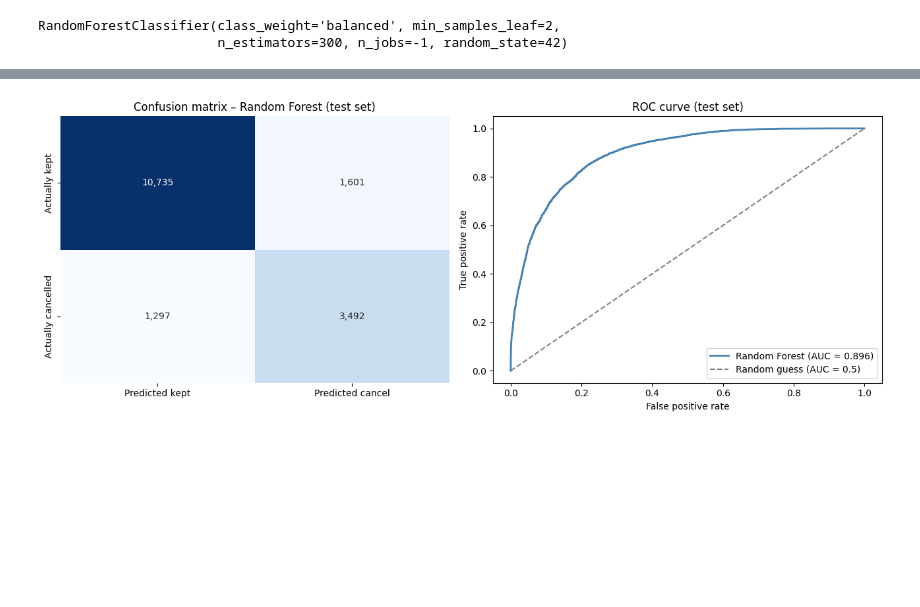
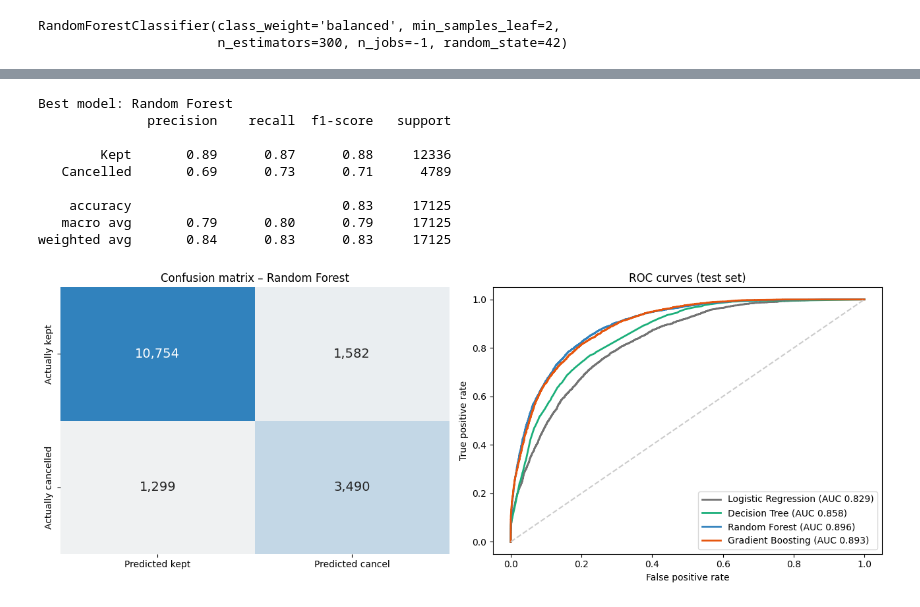
Before and after one commit to atticusptp-cloud/CAPSTONE, a Jupyter notebook: capstone_analysis.ipynb, the cells around one changed output, grey strips where cells are left out. Saved outputs shown, nothing was run; the diff lists cells and outputs as text; code cells hidden in the pictures; blank space fills up the shorter version.

```diff
--- a/capstone_analysis.ipynb
+++ b/capstone_analysis.ipynb
@@ -1205,0 +1240,20 @@ weighted avg       0.83      0.83      0.83     17125
+# %%
+from pathlib import Path
+
+# Define PROC path and ensure the directory exists
+PROC = Path("data/processed")
+PROC.mkdir(parents=True, exist_ok=True)
+
+cv = StratifiedKFold(5, shuffle=True, random_state=42)
+results = []
+fitted = {}
+for name, pipe in models.items():
+    cv_auc = cross_val_score(pipe, X_train, y_train, cv=cv, scoring="roc_auc", n_jobs=-1) if "Baseline" not in name else np.array([0.5])
+    pipe.fit(X_train, y_train); fitted[name] = pipe
+    proba = pipe.predict_proba(X_test)[:, 1]; pred = (proba >= 0.5).astype(int)
+    results.append({"model": name, "cv_roc_auc": cv_auc.mean(), "test_roc_auc": roc_auc_score(y_test, proba),
+                    "accuracy": accuracy_score(y_test, pred), "precision": precision_score(y_test, pred, zero_division=0),
+                    "recall": recall_score(y_test, pred), "f1": f1_score(y_test, pred)})
+res = pd.DataFrame(results).set_index("model")
+res.to_csv(PROC / "model_results.csv")
+res.style.format("{:.3f}").highlight_max(axis=0, subset=res.columns, color="#cde2fb")
@@ -1206,19 +1268,51 @@ weighted avg       0.83      0.83      0.83     17125
 # %%
+import matplotlib.pyplot as plt
+import seaborn as sns
+from sklearn.metrics import classification_report, confusion_matrix, roc_curve
+
+# Define branding colors
+CITY = "#3182bd"     # steelblue
+RESORT = "#e6550d"   # darkorange
+NEUTRAL = "#737373"  # grey
+
+best_name = res.drop(index="Baseline (majority class)").test_roc_auc.idxmax()
+best = fitted[best_name]
+print("Best model:", best_name)
+proba = best.predict_proba(X_test)[:, 1]
+pred = (proba >= 0.5).astype(int)
+print(classification_report(y_test, pred, target_names=["Kept", "Cancelled"]))
+
 fig, axes = plt.subplots(1, 2, figsize=(13, 5))
+cm = confusion_matrix(y_test, pred)
+sns.heatmap(cm, annot=True, fmt=",", cmap=sns.light_palette(CITY, as_cmap=True), cbar=False, ax=axes[0],
+            xticklabels=["Predicted kept", "Predicted cancel"], yticklabels=["Actually kept", "Actually cancelled"],
+            annot_kws={"size": 14})
+axes[0].set_title(f"Confusion matrix – {best_name}")
+axes[0].grid(False)
 
-cm = confusion_matrix(y_test, y_pred)
-sns.heatmap(cm, annot=True, fmt=",", cmap="Blues", cbar=False, ax=axes[0],
-            xticklabels=["Predicted kept", "Predicted cancel"], yticklabels=["Actually kept", "Actually cancelled"])
-axes[0].set_title("Confusion matrix – Random Forest (test set)")
+pal = {"Logistic Regression": NEUTRAL, "Decision Tree": "#1baf7a", "Random Forest": CITY, "Gradient Boosting": RESORT}
+for name, c in pal.items():
+    fpr, tpr, _ = roc_curve(y_test, fitted[name].predict_proba(X_test)[:, 1])
+    axes[1].plot(fpr, tpr, color=c, lw=2, label=f"{name} (AUC {res.loc[name,'test_roc_auc']:.3f})")
 
-fpr, tpr, _ = roc_curve(y_test, y_proba)
-axes[1].plot(fpr, tpr, color="steelblue", lw=2, label=f"Random Forest (AUC = {roc_auc_score(y_test, y_proba):.3f})")
-axes[1].plot([0, 1], [0, 1], color="grey", linestyle="--", label="Random guess (AUC = 0.5)")
-axes[1].set_title("ROC curve (test set)")
+axes[1].legend(loc="lower right")
 axes[1].set_xlabel("False positive rate")
 axes[1].set_ylabel("True positive rate")
-axes[1].legend(loc="lower right")
-plt.tight_layout()
+axes[1].plot([0, 1], [0, 1], color="#cccccc", ls="--")
+axes[1].set_title("ROC curves (test set)")
+fig.tight_layout()
+
+# Save and display
+plt.savefig("m_confusion_roc.png", dpi=300)
 plt.show()
 # %% [output]
+Best model: Random Forest
+              precision    recall  f1-score   support
+
+        Kept       0.89      0.87      0.88     12336
+   Cancelled       0.69      0.73      0.71      4789
+
+    accuracy                           0.83     17125
+   macro avg       0.79      0.80      0.79     17125
+weighted avg       0.84      0.83      0.83     17125
-[figure, old version]
+[figure, new version]
```
Also changed, not shown: parts of 11 cells of this notebook.
